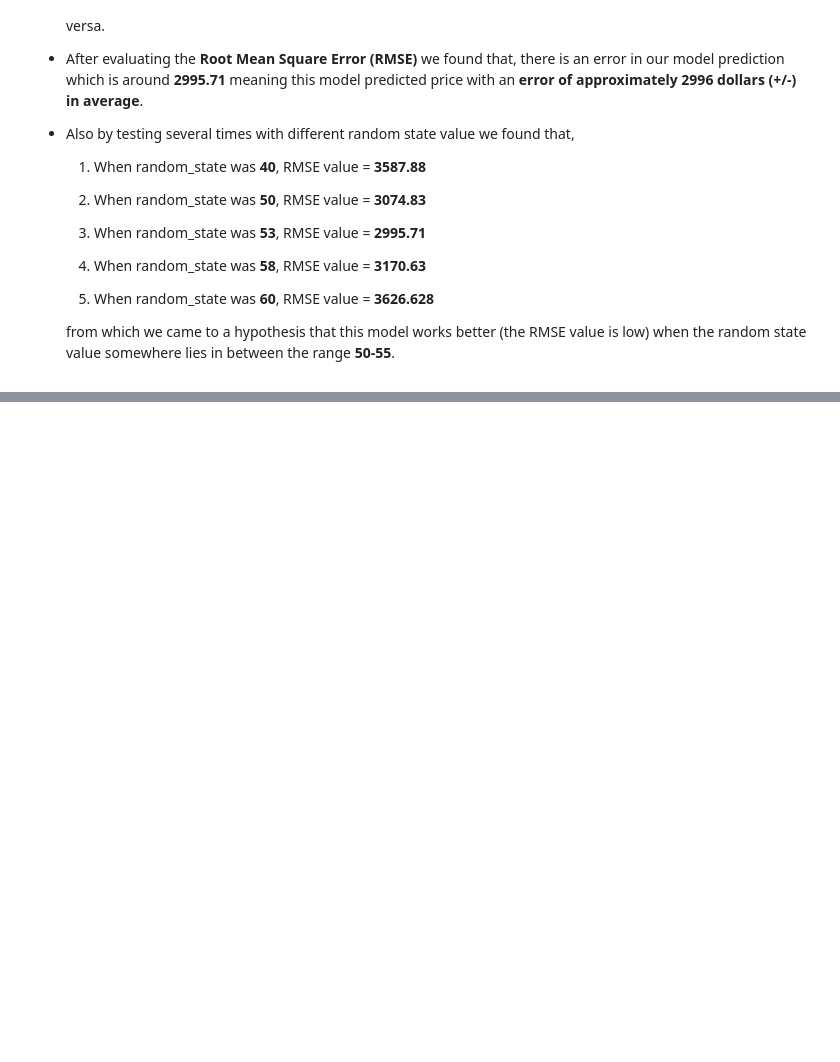
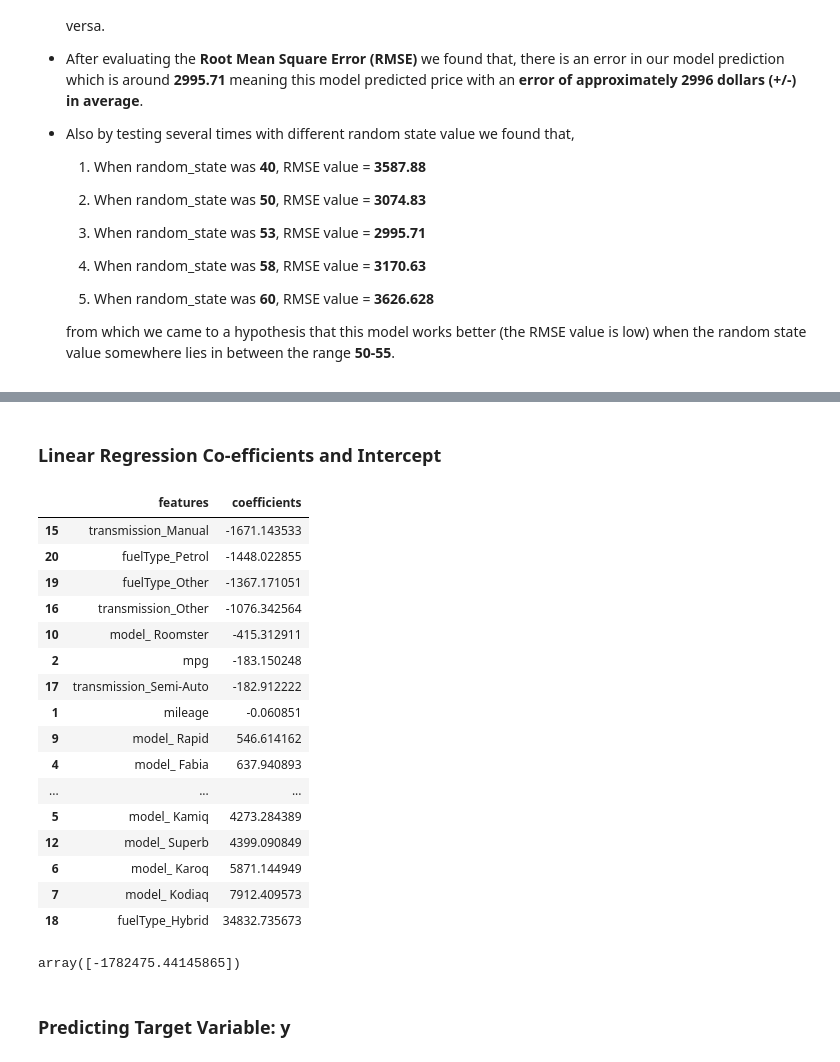
Before and after one commit to roypriyanka7/Skoda_Used_Car_Analysis, a Jupyter notebook: skoda_used_car_ML.ipynb, the cells around one changed output, grey strips where cells are left out. Drawn from its saved outputs; the diff is of its cells as text; code cells hidden in the pictures; blank space fills up the shorter version.

```diff
--- a/skoda_used_car_ML.ipynb
+++ b/skoda_used_car_ML.ipynb
@@ -629,0 +682,30 @@ print(RMSE)
+# %% [markdown]
+<h3>Linear Regression Co-efficients and Intercept</h3>
+# %%
+coefficients = pd.DataFrame({'features':X.columns, 'coefficients':np.squeeze(model.coef_)})
+coefficients = coefficients.sort_values(by='coefficients')
+display(coefficients)
+# %% [output]
+|  | features | coefficients |
+| 15 | transmission_Manual | -1671.143533 |
+| 20 | fuelType_Petrol | -1448.022855 |
+| 19 | fuelType_Other | -1367.171051 |
+| 16 | transmission_Other | -1076.342564 |
+| 10 | model_ Roomster | -415.312911 |
+| 2 | mpg | -183.150248 |
+| 17 | transmission_Semi-Auto | -182.912222 |
+| 1 | mileage | -0.060851 |
+| 9 | model_ Rapid | 546.614162 |
+| 4 | model_ Fabia | 637.940893 |
+| ... | ... | ... |
+| 5 | model_ Kamiq | 4273.284389 |
+| 12 | model_ Superb | 4399.090849 |
+| 6 | model_ Karoq | 5871.144949 |
+| 7 | model_ Kodiaq | 7912.409573 |
+| 18 | fuelType_Hybrid | 34832.735673 |
+# %%
+model.intercept_
+# %% [output]
+array([-1782475.44145865])
+# %% [markdown]
+<h3>Predicting Target Variable: y</h3>
```
Also changed, not shown: parts of 16 cells of this notebook.
